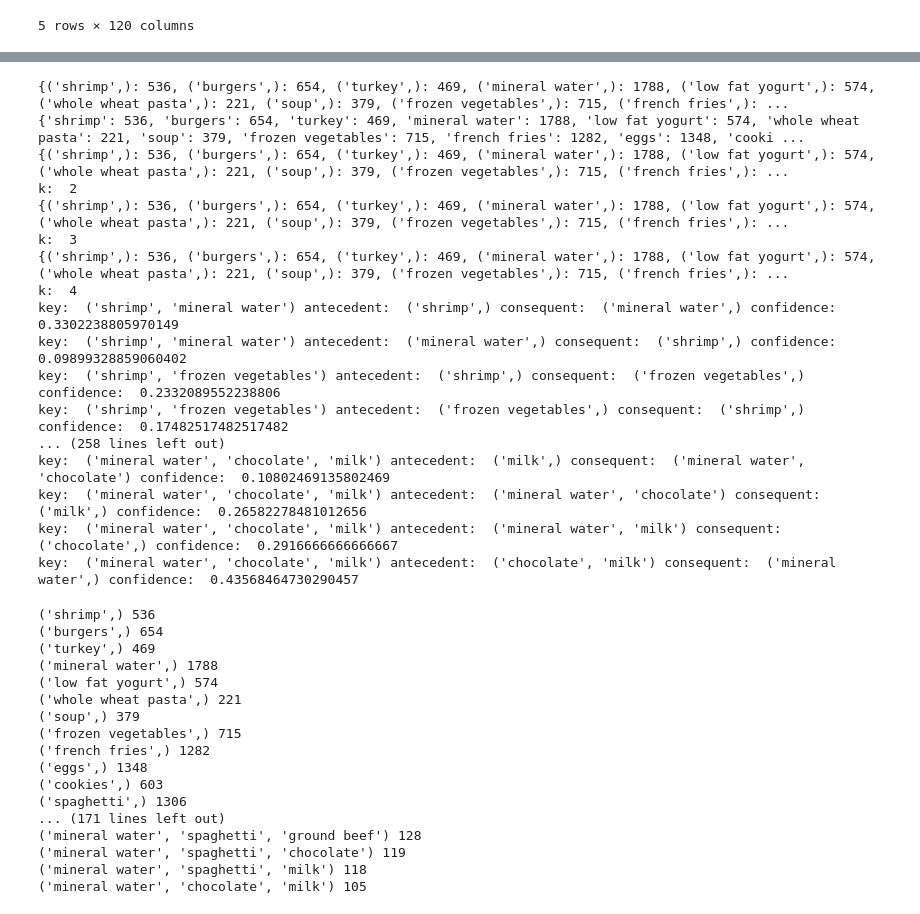
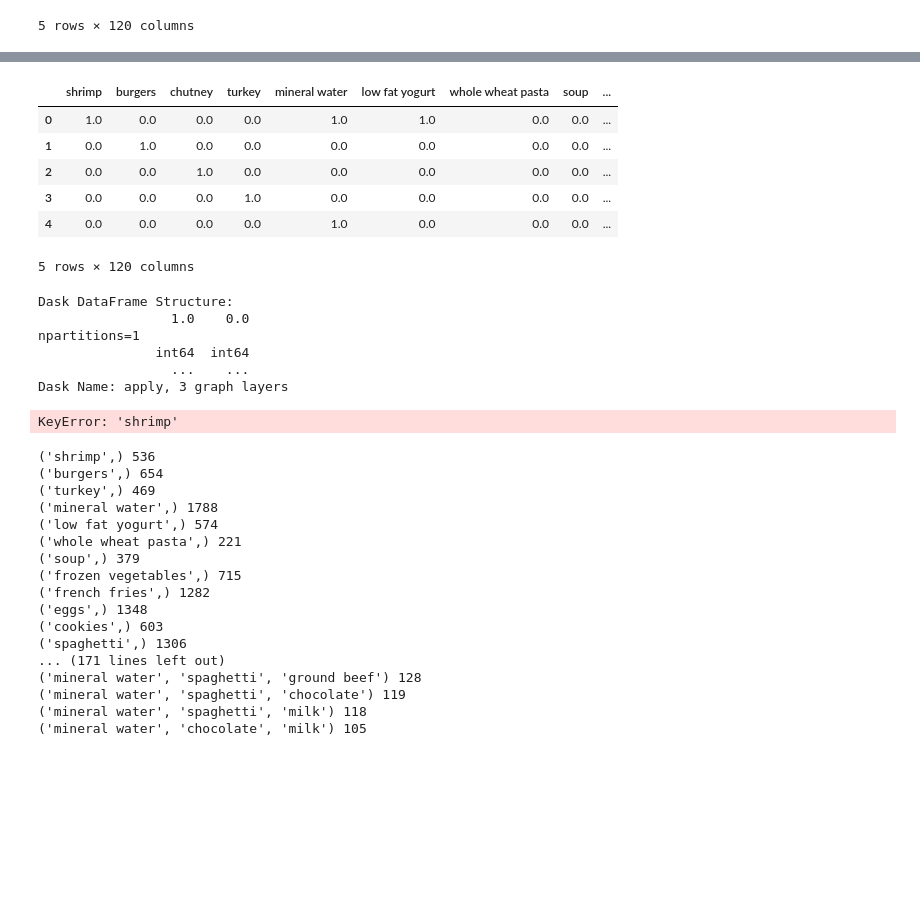
Before and after one commit to gtengwei/CZ4032-Data-Mining, a Jupyter notebook: apriori.ipynb, the cells around one changed output, grey strips where cells are left out. Drawn from its saved outputs; the diff is of its cells as text; code cells hidden in the pictures; blank space fills up the shorter version.

Commit message:
handling of big dataset that do not fit in memory
added reading file in chunks to ensure that that the algo is able to handle big dataset that do not fit in memory

```diff
--- a/apriori.ipynb
+++ b/apriori.ipynb
@@ -752,23 +854,30 @@ transactions_data.head()
+# %%
+# Location of the cleaned dataset
+file_location = 'dataset/grocery_store/Market_Basket_Cleaned.csv'
+# %%
+transactions_data = pd.read_csv(file_location)
+# %%
+transactions_data.fillna(0, inplace=True)
+transactions_data.head()
+# %% [output]
+|  | shrimp | burgers | chutney | turkey | mineral water | low fat yogurt | whole wheat pasta | soup | ... |
+| 0 | 1.0 | 0.0 | 0.0 | 0.0 | 1.0 | 1.0 | 0.0 | 0.0 | ... |
+| 1 | 0.0 | 1.0 | 0.0 | 0.0 | 0.0 | 0.0 | 0.0 | 0.0 | ... |
+| 2 | 0.0 | 0.0 | 1.0 | 0.0 | 0.0 | 0.0 | 0.0 | 0.0 | ... |
+| 3 | 0.0 | 0.0 | 0.0 | 1.0 | 0.0 | 0.0 | 0.0 | 0.0 | ... |
+| 4 | 0.0 | 0.0 | 0.0 | 0.0 | 1.0 | 0.0 | 0.0 | 0.0 | ... |
+5 rows × 120 columns
 # %%
-combined_freq_itemsets, rules = my_apriori(transactions_data, 100, 0.4)
+# combined_freq_itemsets, rules = my_apriori(transactions_data, 100, 0.4)
+combined_freq_itemsets, rules = my_apriori(file_location, 100, 0.4)
 # %% [output]
-{('shrimp',): 536, ('burgers',): 654, ('turkey',): 469, ('mineral water',): 1788, ('low fat yogurt',): 574, ('whole wheat pasta',): 221, ('soup',): 379, ('frozen vegetables',): 715, ('french fries',): ...
-{'shrimp': 536, 'burgers': 654, 'turkey': 469, 'mineral water': 1788, 'low fat yogurt': 574, 'whole wheat pasta': 221, 'soup': 379, 'frozen vegetables': 715, 'french fries': 1282, 'eggs': 1348, 'cooki ...
-{('shrimp',): 536, ('burgers',): 654, ('turkey',): 469, ('mineral water',): 1788, ('low fat yogurt',): 574, ('whole wheat pasta',): 221, ('soup',): 379, ('frozen vegetables',): 715, ('french fries',): ...
-k:  2
-{('shrimp',): 536, ('burgers',): 654, ('turkey',): 469, ('mineral water',): 1788, ('low fat yogurt',): 574, ('whole wheat pasta',): 221, ('soup',): 379, ('frozen vegetables',): 715, ('french fries',): ...
-k:  3
-{('shrimp',): 536, ('burgers',): 654, ('turkey',): 469, ('mineral water',): 1788, ('low fat yogurt',): 574, ('whole wheat pasta',): 221, ('soup',): 379, ('frozen vegetables',): 715, ('french fries',): ...
-k:  4
-key:  ('shrimp', 'mineral water') antecedent:  ('shrimp',) consequent:  ('mineral water',) confidence:  0.3302238805970149
-key:  ('shrimp', 'mineral water') antecedent:  ('mineral water',) consequent:  ('shrimp',) confidence:  0.09899328859060402
-key:  ('shrimp', 'frozen vegetables') antecedent:  ('shrimp',) consequent:  ('frozen vegetables',) confidence:  0.2332089552238806
-key:  ('shrimp', 'frozen vegetables') antecedent:  ('frozen vegetables',) consequent:  ('shrimp',) confidence:  0.17482517482517482
-... (258 lines left out)
-key:  ('mineral water', 'chocolate', 'milk') antecedent:  ('milk',) consequent:  ('mineral water', 'chocolate') confidence:  0.10802469135802469
-key:  ('mineral water', 'chocolate', 'milk') antecedent:  ('mineral water', 'chocolate') consequent:  ('milk',) confidence:  0.26582278481012656
-key:  ('mineral water', 'chocolate', 'milk') antecedent:  ('mineral water', 'milk') consequent:  ('chocolate',) confidence:  0.2916666666666667
-key:  ('mineral water', 'chocolate', 'milk') antecedent:  ('chocolate', 'milk') consequent:  ('mineral water',) confidence:  0.43568464730290457
+Dask DataFrame Structure:
+                 1.0    0.0
+npartitions=1
+               int64  int64
+                 ...    ...
+Dask Name: apply, 3 graph layers
+KeyError: 'shrimp'
 # %%
 for key, value in combined_freq_itemsets.items():
     print(key, value)
```
Also changed, not shown: parts of 10 cells of this notebook, 1 other file.
